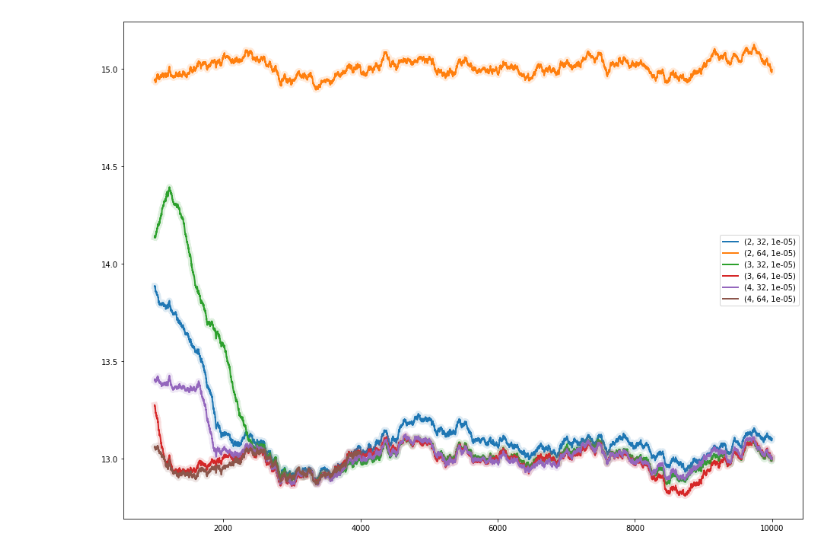
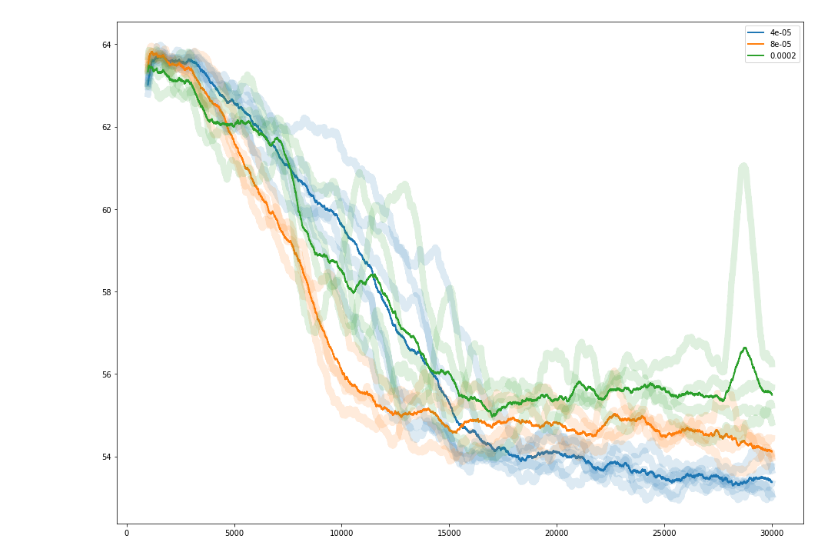
Before and after one commit to timgott/DeepQAP, a Jupyter notebook: evaluation/plots.ipynb, the cells around one changed output. Drawn from its saved outputs; the diff is of its cells as text; code cells hidden in the pictures.

```diff
--- a/evaluation/plots.ipynb
+++ b/evaluation/plots.ipynb
@@ -17,7 +17,7 @@ dqn_linkedqap_mediumrandoms
 a2c_mediumrandoms
 dqn_dense_ms_ec_eps0_rni_study
 # %%
-experiment_names = ["dqn_linkedqap_mediumrandoms"]
+experiment_names = ["a2c_ms100x_mediumrandoms"]
 paths = []
 for experiment in experiment_names:
     paths += sorted((runs_root / experiment).iterdir())
@@ -48,7 +46,7 @@ metadata = [
     }
     for path, meta in zip(paths, metadatas)
 ]
-meta_df = pd.DataFrame(metadata)
+meta_df = pd.DataFrame(metadata).fillna(-1) # default values == -1
 # %%
 meta_index = pd.MultiIndex.from_frame(meta_df)
 # %%
@@ -98,6 +104,6 @@ def generate_variation_plot(df, keys, window):
     plt.legend()
 # %%
 plt.figure(figsize=(16, 12))
-generate_variation_plot(df, ['gnn_depth', 'hidden_size', 'learning_rate'], 1000)
+generate_variation_plot(df, ['learning_rate'], 1000)
 # %% [output]
-[figure, old version]
+[figure, new version]
```
Also changed, not shown: parts of 3 cells of this notebook.
